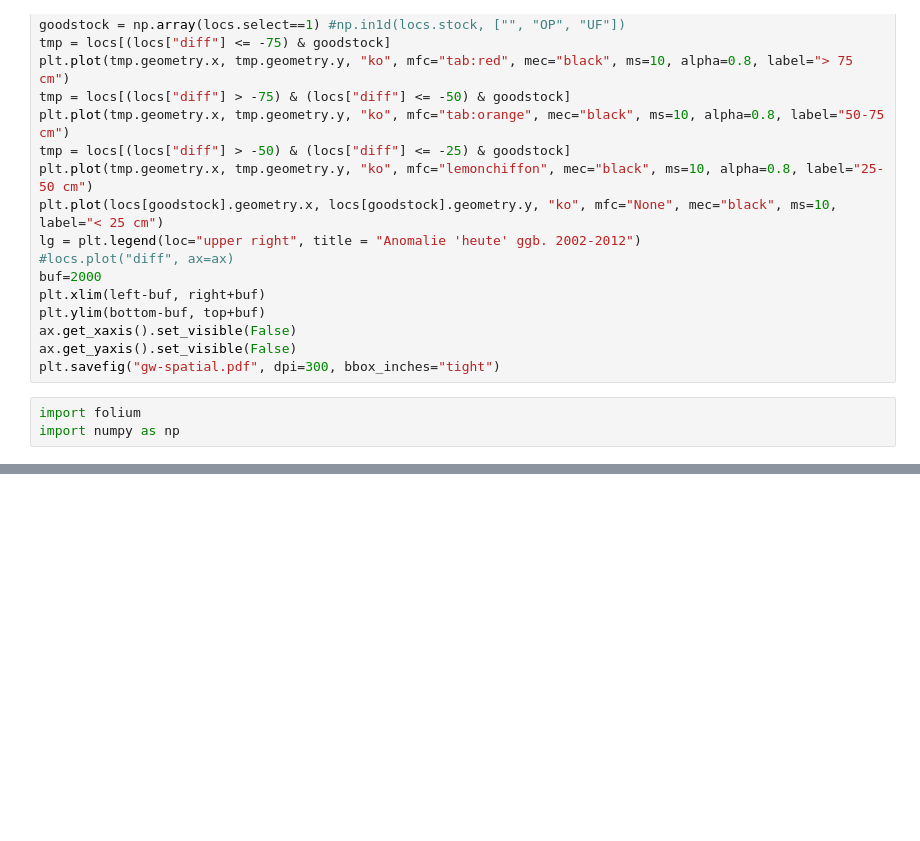
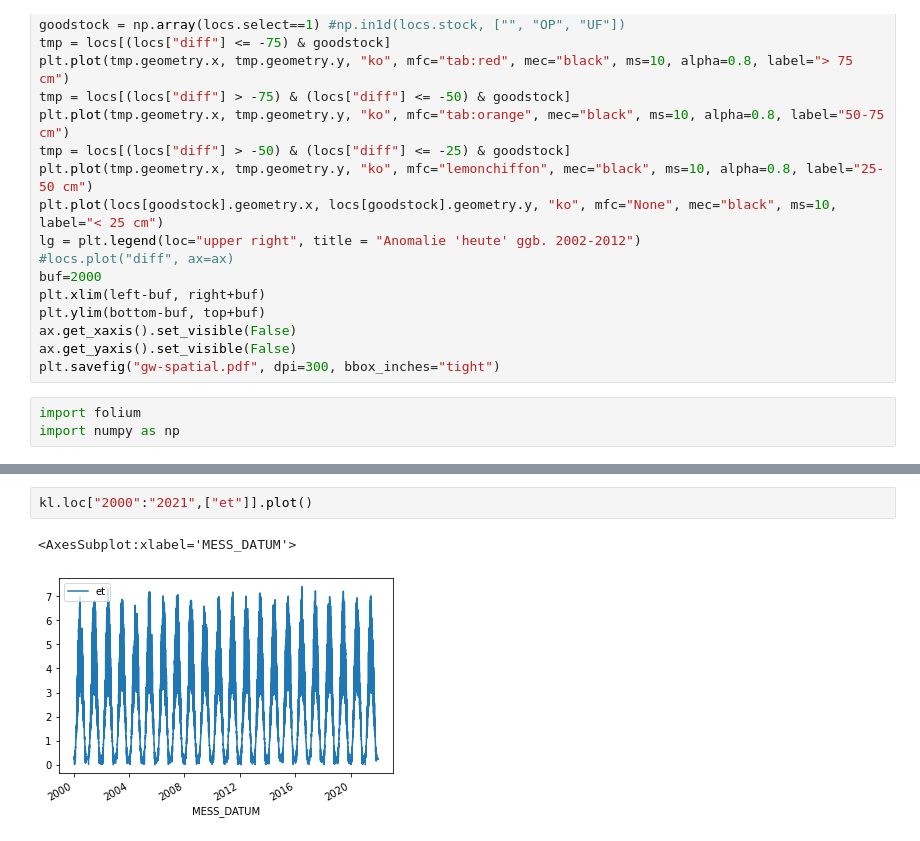
Before and after one commit to heistermann/gw-bb, a Jupyter notebook: index.ipynb, the cells around one changed output, grey strips where cells are left out. Cells and saved outputs as stored; diff of their text form; blank space fills up the shorter version.

```diff
--- a/index.ipynb
+++ b/index.ipynb
@@ -258,0 +320,5 @@ m
+# %%
+kl.loc["2000":"2021",["et"]].plot()
+# %% [output]
+<AxesSubplot:xlabel='MESS_DATUM'>
+[figure, added]
```
Also changed, not shown: parts of 31 cells of this notebook, 5 other files.
